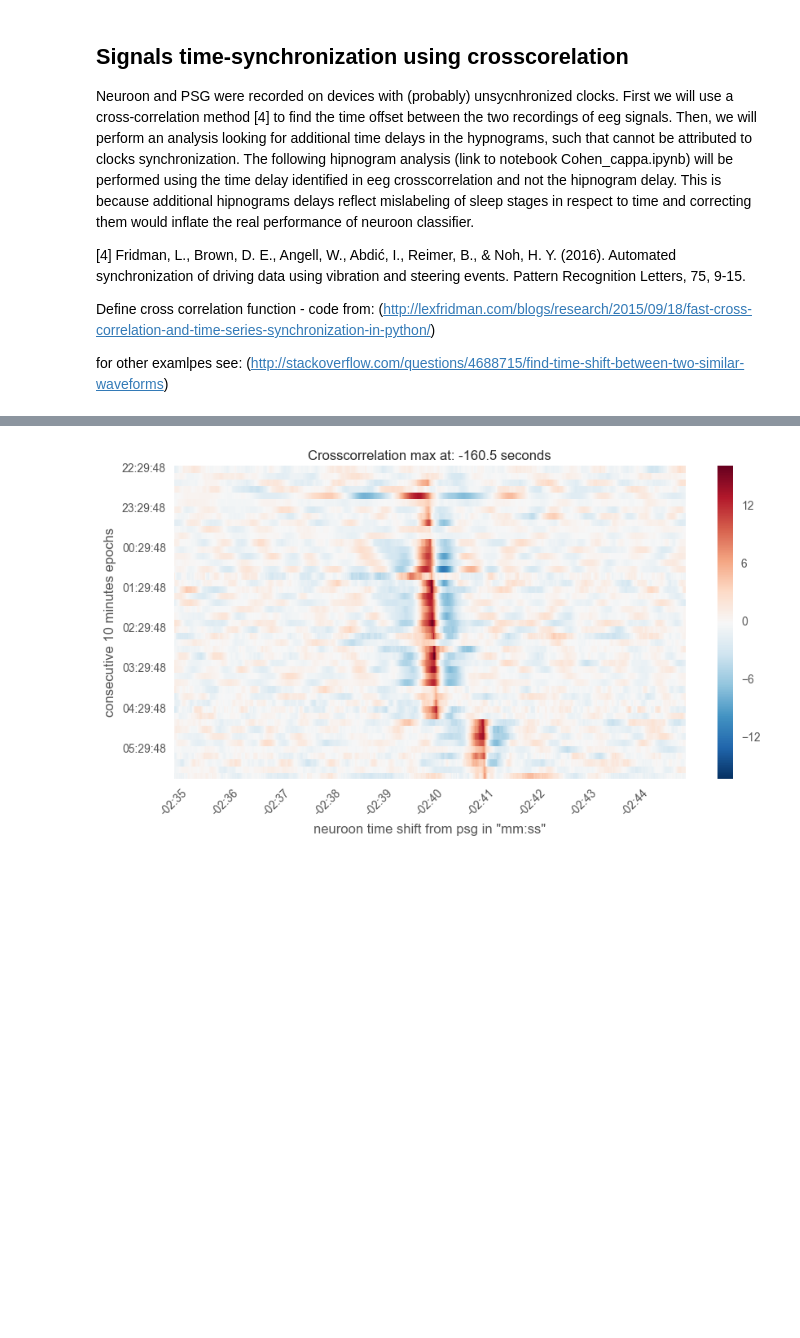
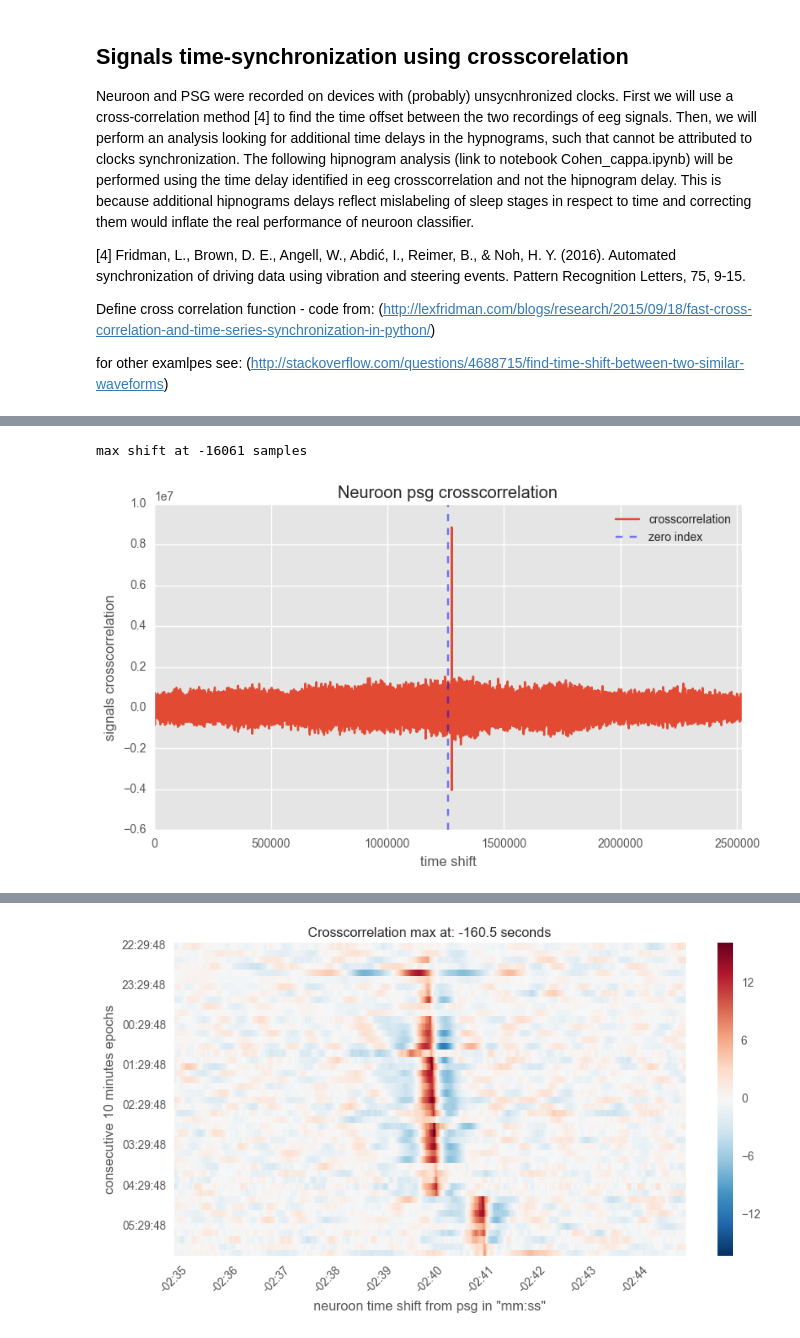
Before and after one commit to ryscet/sleep_project, a Jupyter notebook: Time_synchronization.ipynb, the cells around one changed output, grey strips where cells are left out. Cells and saved outputs as stored; diff of their text form; code cells hidden in the pictures; blank space fills up the shorter version.

```diff
--- a/Time_synchronization.ipynb
+++ b/Time_synchronization.ipynb
@@ -109,0 +124,6 @@ max shift at -16047 samples
+# %%
+# and night 2
+main_crosscorrelation(2)
+# %% [output]
+max shift at -16061 samples
+[figure, added]
```
Also changed, not shown: parts of 12 cells of this notebook, 3 other files.
